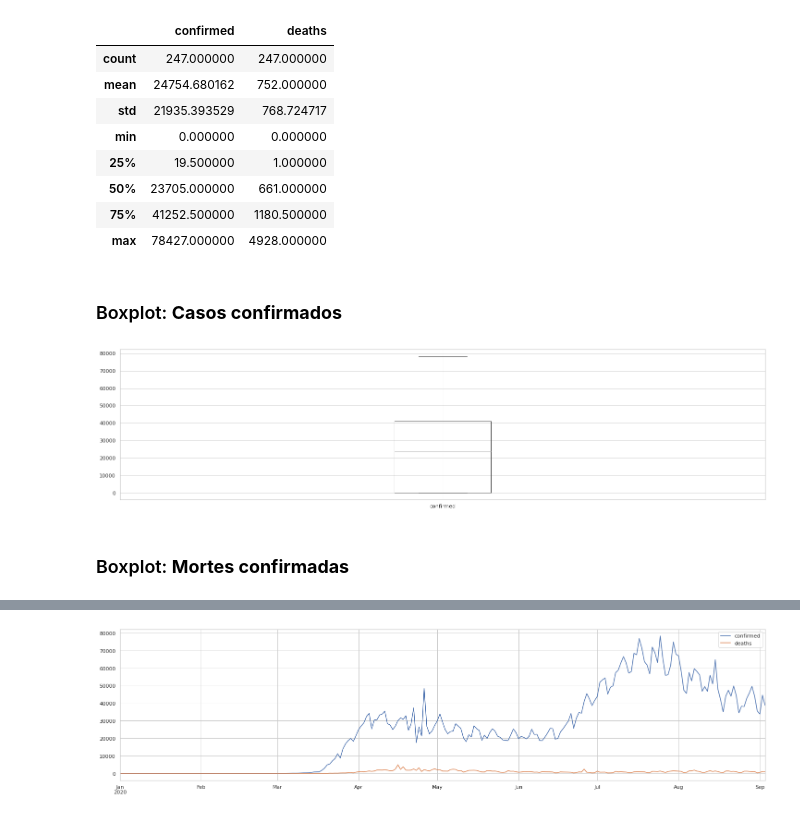
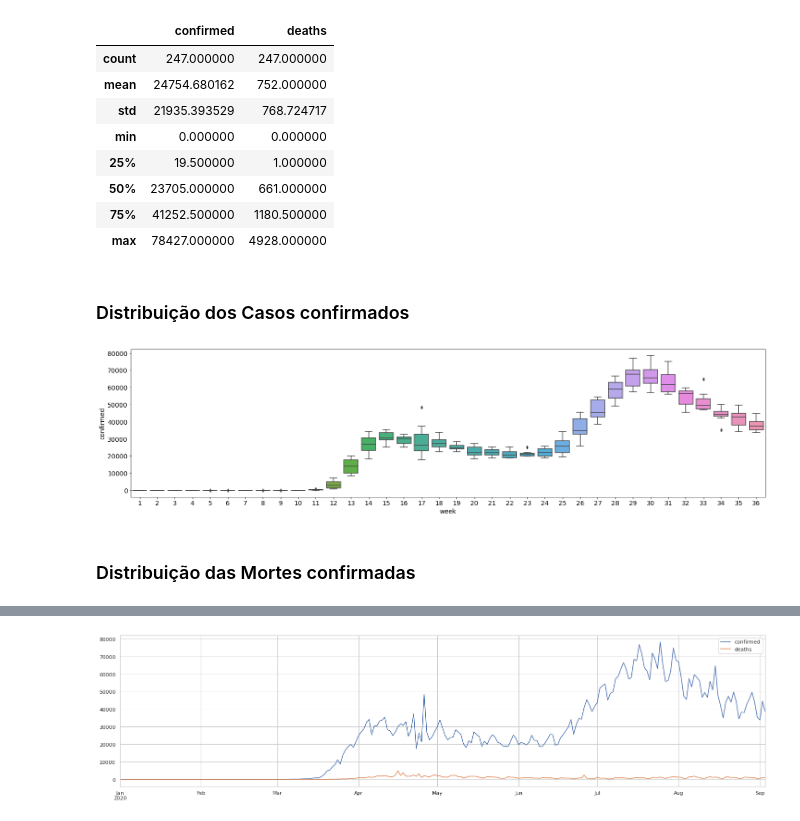
Before and after one commit to guilourenzo/mba-usp, a Jupyter notebook: APRENDIZADO DINÂMICO/PROJETO FINAL/GuilhermeLourenco_FINAL.ipynb, the cells around one changed output, grey strips where cells are left out. Cells and saved outputs as stored; diff of their text form; code cells hidden in the pictures.

```diff
--- a/APRENDIZADO DINÂMICO/PROJETO FINAL/GuilhermeLourenco_FINAL.ipynb
+++ b/APRENDIZADO DINÂMICO/PROJETO FINAL/GuilhermeLourenco_FINAL.ipynb
@@ -123,10 +129,12 @@ covid.describe()
 | 75% | 41252.500000 | 1180.500000 |
 | max | 78427.000000 | 4928.000000 |
 # %% [markdown]
-### Boxplot: **Casos confirmados**
+### Distribuição dos Casos confirmados
-# %%
-covid[['confirmed']].boxplot();
-# %% [output]
-[figure, removed]
+# %%
+covid['week'] = covid.index.week
+
+sns.boxplot(x=covid.week, y=covid.confirmed);
+# %% [output]
+[figure, added]
 # %% [markdown]
-### Boxplot: **Mortes confirmadas**
+### Distribuição das Mortes confirmadas
```
Also changed, not shown: parts of 79 cells of this notebook, 4 other files.
